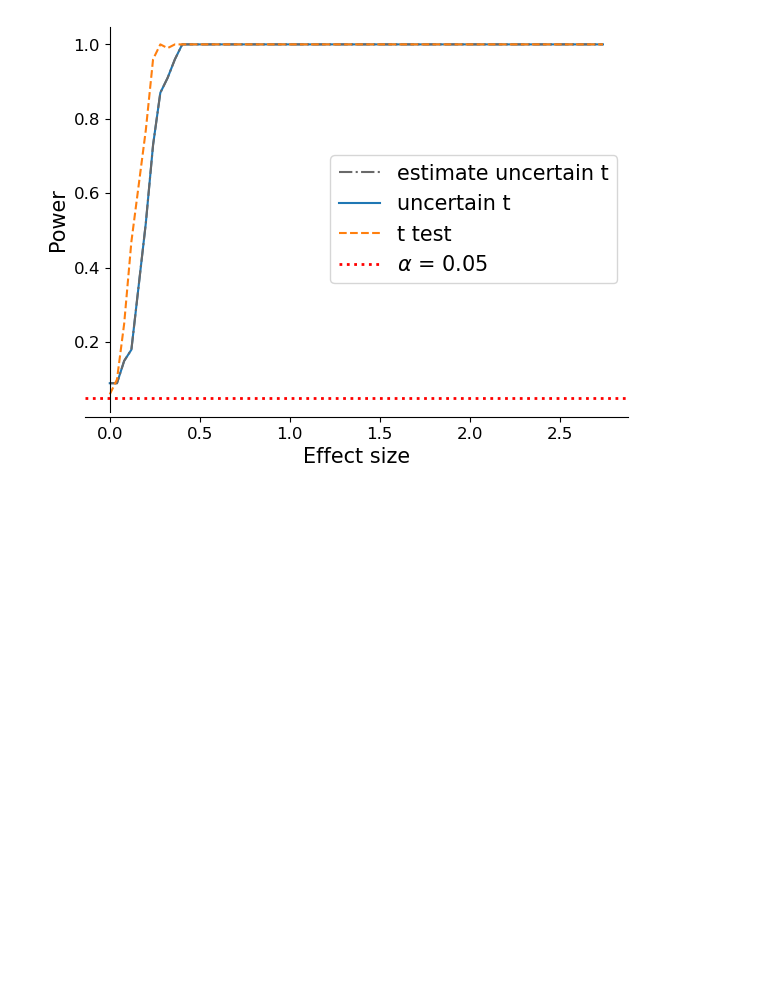
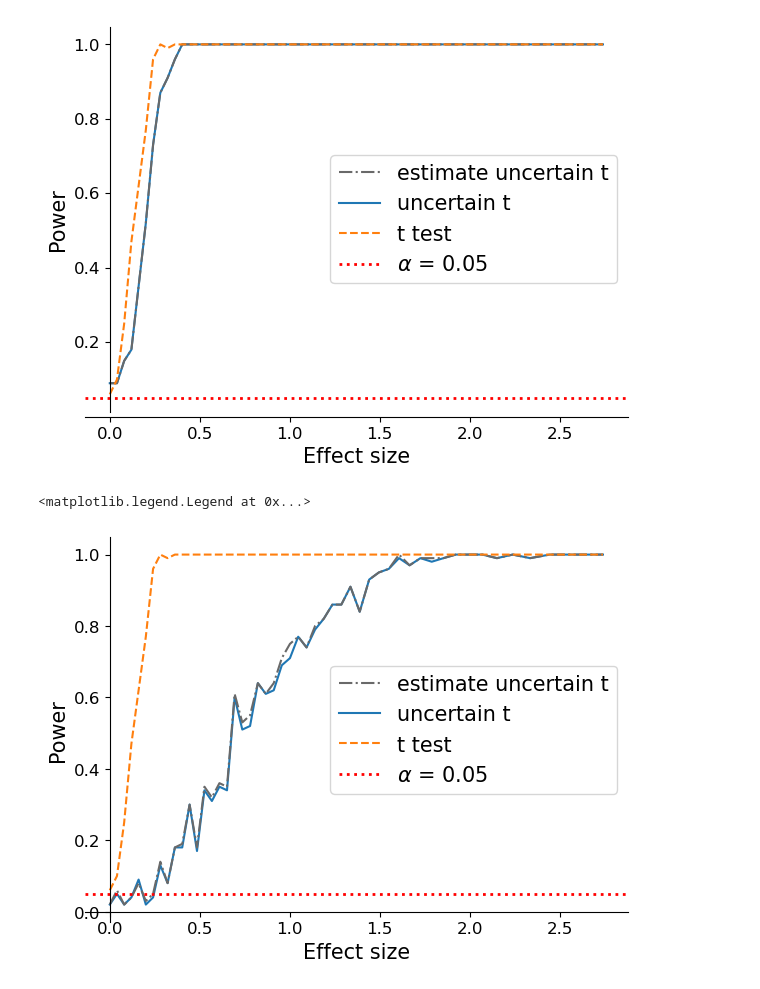
Before and after one commit to lct19/Statistical-consulting, a Jupyter notebook: simulation.ipynb, the cells around one changed output. Drawn from its saved outputs; the diff is of its cells as text; code cells hidden in the pictures; blank space fills up the shorter version.

```diff
--- a/simulation.ipynb
+++ b/simulation.ipynb
@@ -159,10 +104,0 @@ prob[20]=[1,1]
-# %%
-np.random.seed(2022)
-res_list=np.zeros(shape=(21,100,3))
-mean_pvalue=np.zeros(shape=(21,3))
-se_pvalue=np.zeros(shape=(21,3))
-m=100;n=1000
-for i in range(21):
-    res_list[i]=MC_comp_noisyp(m,n,mu,prob[i],sigma=0.1)
-    mean_pvalue[i]=np.mean(res_list[i],axis=0)
-    se_pvalue[i]=np.sqrt(np.var(res_list[i],axis=0)/m)
@@ -274,3 +199,31 @@ plt.legend(fontsize=15)
 # %% [output]
 <matplotlib.legend.Legend at 0x...>
 [figure]
+# %%
+np.random.seed(2022)
+ef = np.zeros(shape=(50))
+res_list=np.zeros(shape=(50,100,3))
+power_list=np.zeros(shape=(50,3))
+m=100;n=1000
+for i in range(50):
+    res_list[i]=MC_comp_noisyp(m,n,mu[i+49],prob3,sigma=0.1)
+    power_list[i]=np.mean(res_list[i]<=0.05,axis=0)
+    ef[i] = effect_size(mu[i+49])
+# %%
+fig, ax=plt.subplots(figsize=(7,5))
+plt.xlabel("Effect size",fontsize=15)
+plt.ylabel("Power",fontsize=15)
+plt.plot(ef,power_list[:,0],c='dimgray',linestyle='-.',label="estimate uncertain t")
+plt.plot(ef,power_list[:,2],label='uncertain t', zorder=1)
+plt.plot(ef,power_list[:,1],linestyle='--',label="t test")
+plt.axhline(0.05,linestyle=':',c='red',linewidth=2,label='$\\alpha$ = 0.05')
+ax.spines['top'].set_visible(False)
+ax.spines['right'].set_visible(False)
+ax.spines['bottom'].set_position(('data', 0))
+ax.spines['left'].set_position(('data', 0))
+plt.xticks(fontsize=12)
+plt.yticks(fontsize=12)
+plt.legend(fontsize=15)
+# %% [output]
+<matplotlib.legend.Legend at 0x...>
+[figure, added]
```
Also changed, not shown: parts of 19 cells of this notebook, 1 other file.
